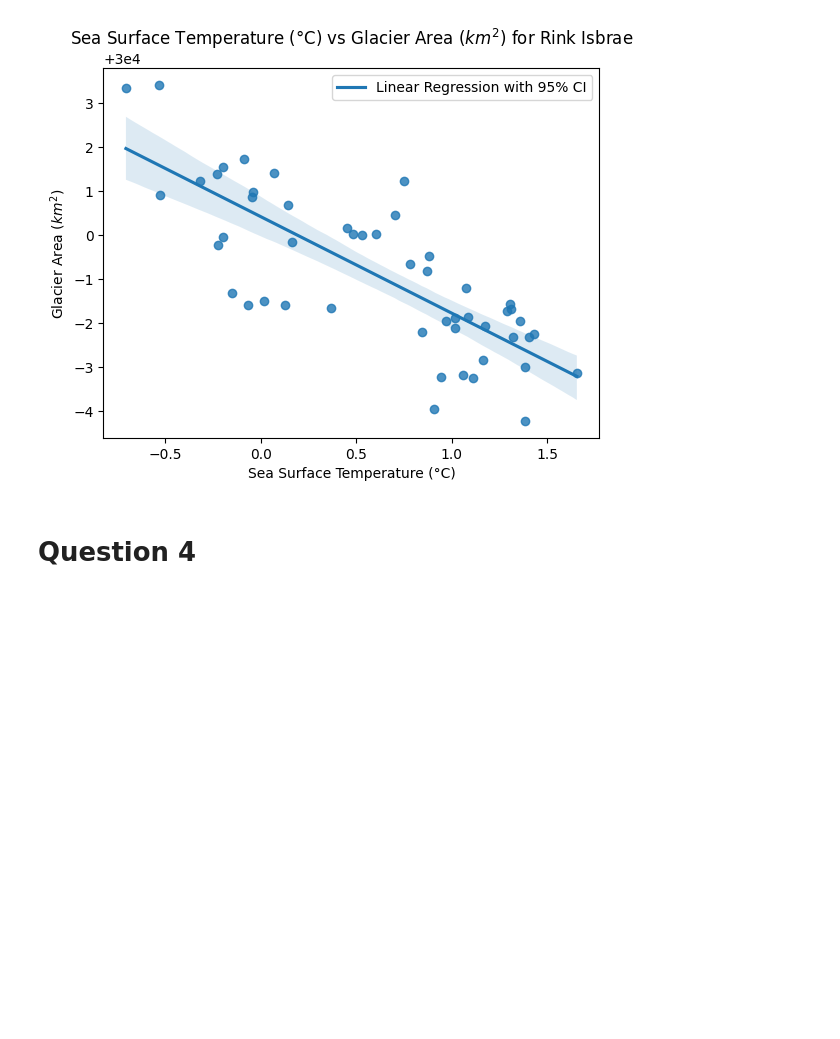
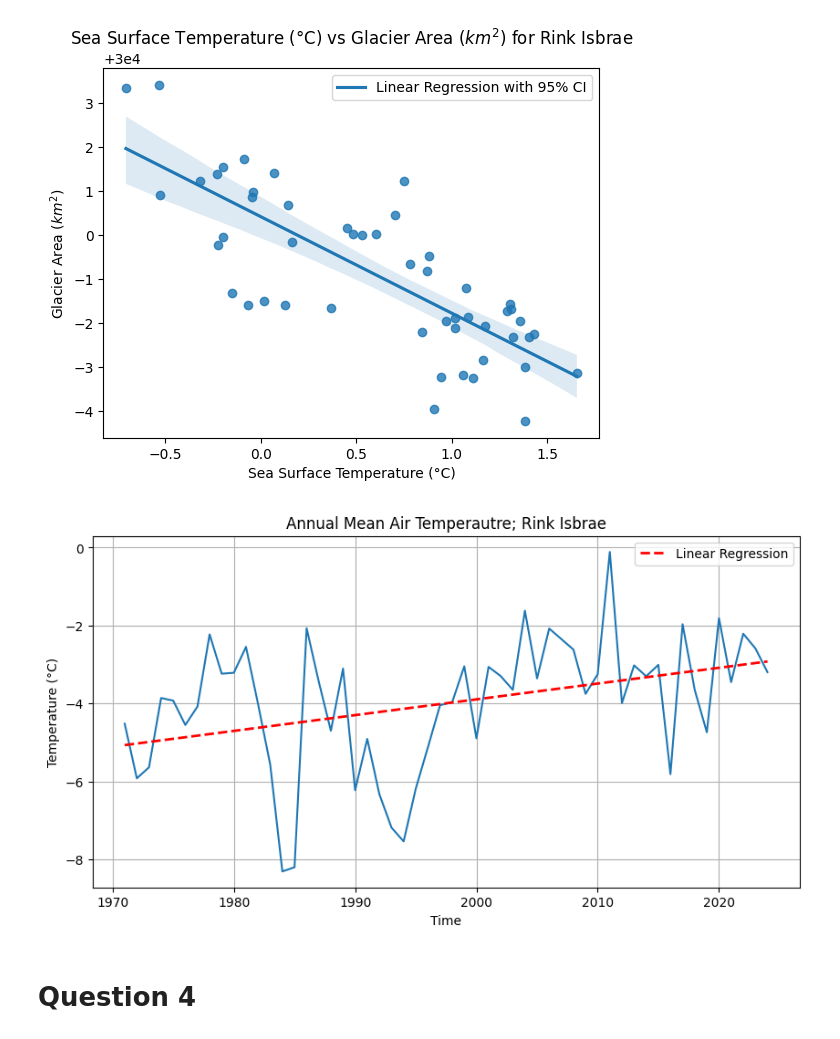
Before and after one commit to joelbarron06/ESDA2_Project, a Jupyter notebook: code_appendix.ipynb, the cells around one changed output. Cells and saved outputs as stored; diff of their text form; code cells hidden in the pictures; blank space fills up the shorter version.

```diff
--- a/code_appendix.ipynb
+++ b/code_appendix.ipynb
@@ -564,6 +595,42 @@ plt.legend()
 plt.show()
 # %% [output]
 [figure]
+# %%
+# plot of airtemperature near rink isbrae over same time period with trend line
+GLACIER = 'Rink Isbrae'
+
+# find closest station
+target_location = (glacier_locations[GLACIER]['lat'], glacier_locations[GLACIER]['lon'])
+station_number = pick_closest_airtemp(station_details, target_location)
+airtemp_data = metdata[str(station_number)]
+
+# filter to be after 1970
+airtemp_data = airtemp_data[airtemp_data.index >= '1970-01-01']
+
+# get robust yearly averages (full yearly data)
+airtemp_data_r = airtemp_data[~airtemp_data['airtemp'].isna()]
+mpy = airtemp_data_r.groupby(airtemp_data_r.index.year).apply(lambda x: x.index.month.nunique())
+vy = mpy[mpy == 12].index
+airtemp_data_r = airtemp_data_r[airtemp_data_r.index.year.isin(vy)]
+
+yearly_airtemp = airtemp_data_r.resample('YE').mean().dropna()
+
+# fit linear regression
+m, b = np.polyfit(mdates.date2num(yearly_airtemp.index), yearly_airtemp.values, 1)
+
+
+# plot and customise graph
+plt.figure(figsize=(10,5))
+plt.plot(yearly_airtemp)
+plt.plot(yearly_airtemp.index, m*mdates.date2num(yearly_airtemp.index) + b, color='red', linestyle='--', label='Linear Regression', linewidth=2)
+plt.title(f'Annual Mean Air Temperautre; {GLACIER}')
+plt.ylabel('Temperature (°C)')
+plt.xlabel('Time')
+plt.grid()
+plt.legend()
+plt.show()
+# %% [output]
+[figure, added]
 # %% [markdown]
 # Question 4
 # %%
```
Also changed, not shown: parts of 7 cells of this notebook.
